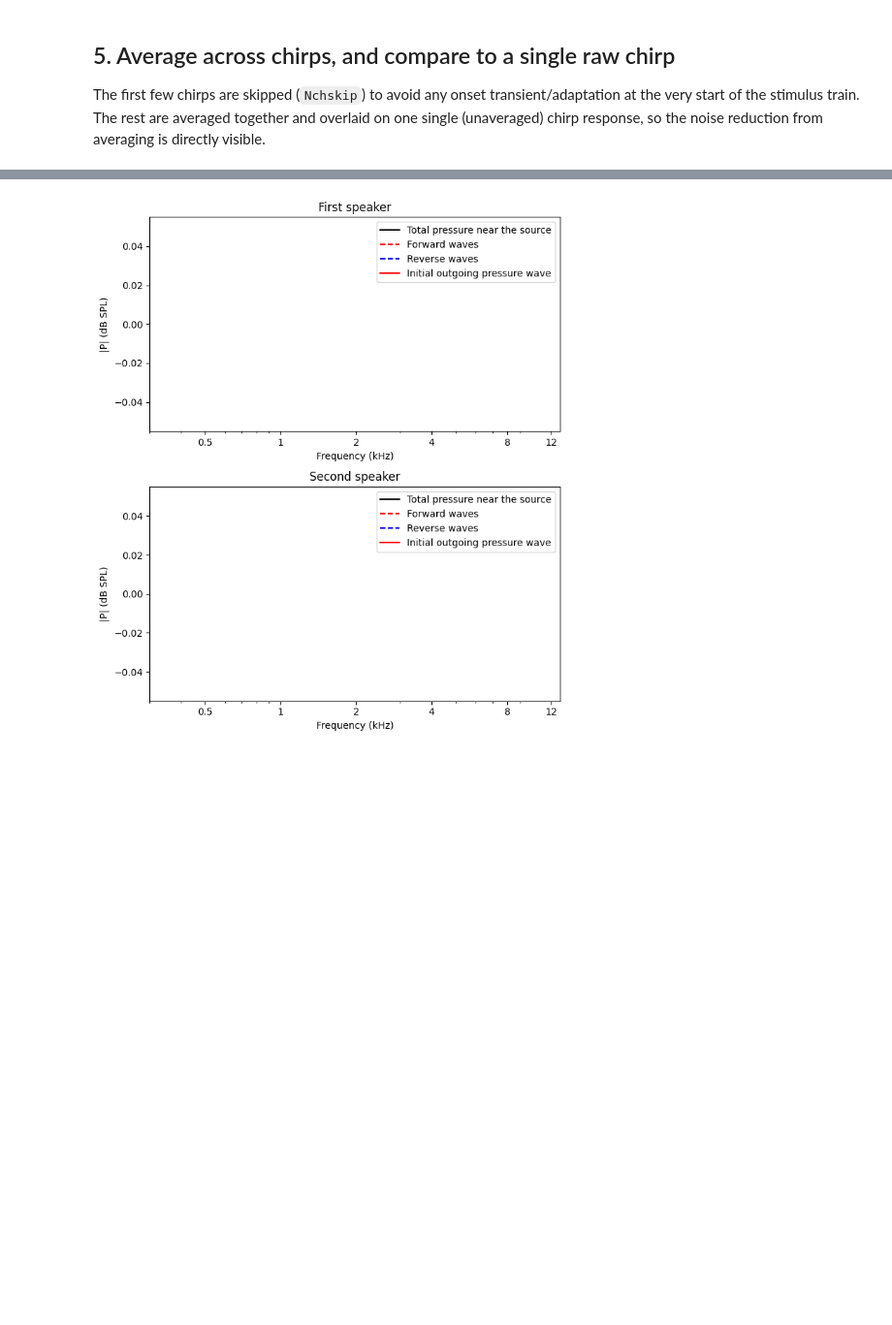
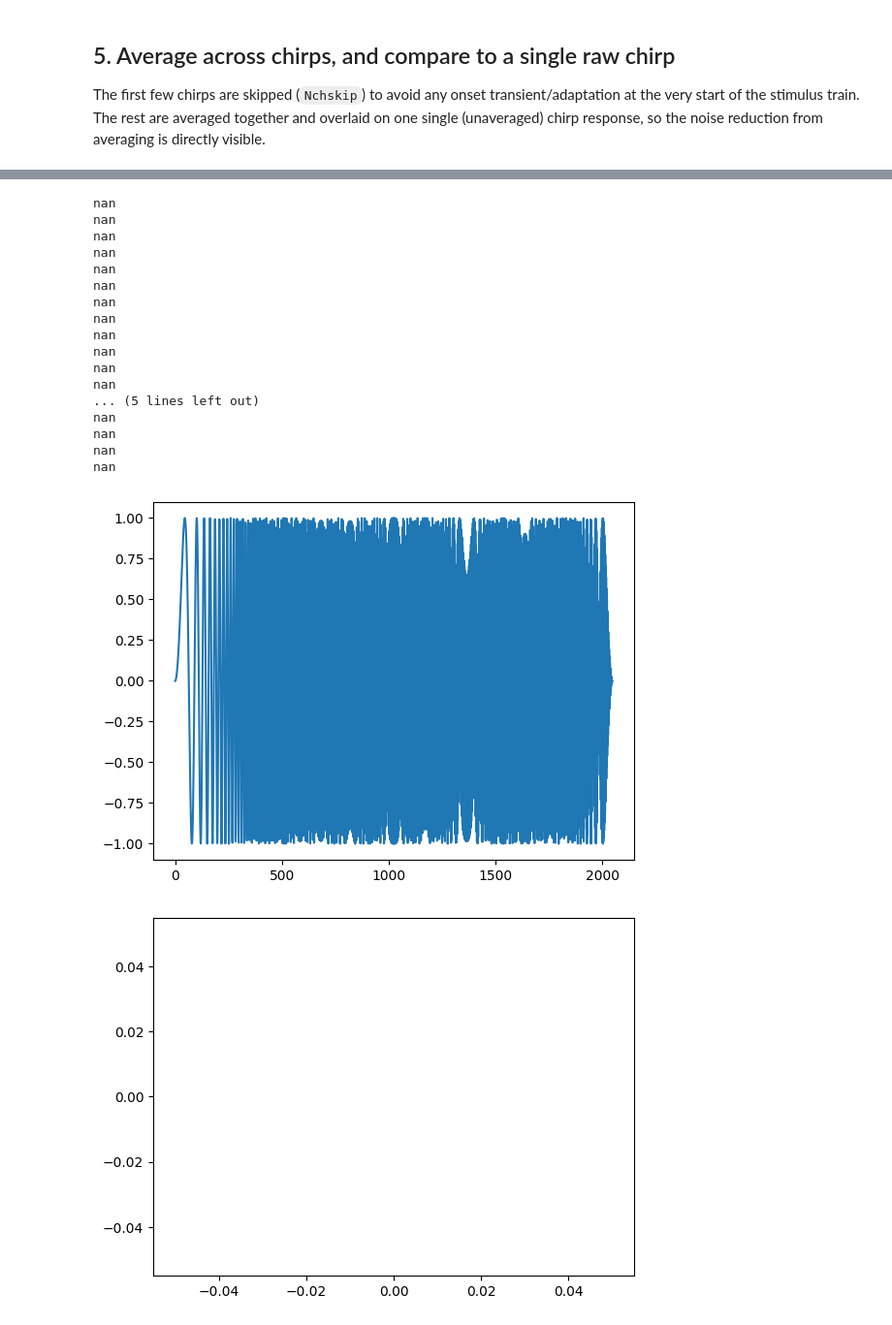
Before and after one commit to vencov/FAV_upsidedown, a Jupyter notebook: TutOEME/EX_chirp_time_averaging.ipynb, the cells around one changed output, grey strips where cells are left out. Shown at 97% size. Cells and saved outputs as stored; diff of their text form; code cells hidden in the pictures; blank space fills up the shorter version.

```diff
--- a/TutOEME/EX_chirp_time_averaging.ipynb
+++ b/TutOEME/EX_chirp_time_averaging.ipynb
@@ -183,8 +183,8 @@ print("Frames to skip:", frames_to_skip2)
 valid_columns1 = np.setdiff1d(np.arange(y1_epochs[Nchskip:].shape[0]), frames_to_skip1)
 valid_columns2 = np.setdiff1d(np.arange(y2_epochs[Nchskip:].shape[0]), frames_to_skip2)
 # Compute the mean only for the selected columns
-y_avg1 = np.mean(y1_epochs[Nchskip:][:, valid_columns1], axis=1)
-y_avg2 = np.mean(y2_epochs[Nchskip:][:, valid_columns2], axis=1)
+y1_avg = np.mean(y1_epochs[Nchskip:][valid_columns1,:], axis=0)
+y2_avg = np.mean(y2_epochs[Nchskip:][valid_columns2,:], axis=0)
 
 
 single_idx = Nchskip  # the first chirp actually used in the average, for a fair comparison
@@ -337,17 +337,19 @@ def giveRforTScalibration(Zec,fxPecs,num_iterations=20):
 f1 = 0  # start frequency
 f2 = fsamp/2 # stop frequency
 chirptrain, chirpIn = makeChirpTrain(f1,f2,Nsamp,fsamp,Nchirps)
+fig,ax = plt.subplots()
+ax.plot(chirpIn)
 # calculate spectrum
-
-Nmean1 = len(y_mean1)  # length of the data
+print(np.size(y1_avg))
+Nmean1 = len(y1_avg)  # length of the data
 NmeanUp1 = int(2**np.ceil(2+np.log2(Nmean1)))  # interpolated length of the spectrum
-ChResp1 =  np.fft.rfft(y_mean1,NmeanUp1)/(np.fft.rfft(AmpChirp*chirpIn,NmeanUp1)+1e-20)
+ChResp1 =  np.fft.rfft(y1_avg,NmeanUp1)/(np.fft.rfft(AmpChirp*chirpIn,NmeanUp1))
 fxCh1 = np.arange(NmeanUp1)*fsamp/NmeanUp1
 fxCh1 = fxCh1[:NmeanUp1//2+1]
 
-Nmean2 = len(y_mean2)  # length of the data
+Nmean2 = len(y2_avg)  # length of the data
 NmeanUp2 = int(2**np.ceil(2+np.log2(Nmean2)))  # interpolated length of the spectrum
-ChResp2 =  np.fft.rfft(y_mean2,NmeanUp2)/(np.fft.rfft(AmpChirp*chirpIn,NmeanUp2)+1e-20)
+ChResp2 =  np.fft.rfft(y2_avg,NmeanUp2)/(np.fft.rfft(AmpChirp*chirpIn,NmeanUp2))
 fxCh2 = np.arange(NmeanUp2)*fsamp/NmeanUp2
 fxCh2 = fxCh2[:NmeanUp2//2+1]
 
@@ -374,6 +376,9 @@ Pecs2 = Hinear2*AmpChirp  # pressure in Pascals     evoked by the second speaker
 
 Zec1 = Zsrc1*Pecs1/(Psrc1 - Pecs1) # impedance of ear canal
 Zec2 = Zsrc2*Pecs2/(Psrc2 - Pecs2) # impedance of ear canal
+
+fig,ax = plt.subplots()
+ax.plot(np.abs(Hinear1))
 
 R1,Z01 = giveRforTScalibration(Zec1,fxTS)
 R2,Z02 = giveRforTScalibration(Zec2,fxTS)
@@ -457 +465,19 @@ plt.tight_layout()
+nan
+nan
+nan
+nan
+nan
+nan
+nan
+nan
+nan
+nan
+nan
+nan
+... (5 lines left out)
+nan
+nan
+nan
+nan
-[figure, old version]
+[figure, new version]
+[figure, added]
```
Also changed, not shown: parts of 3 cells of this notebook.
